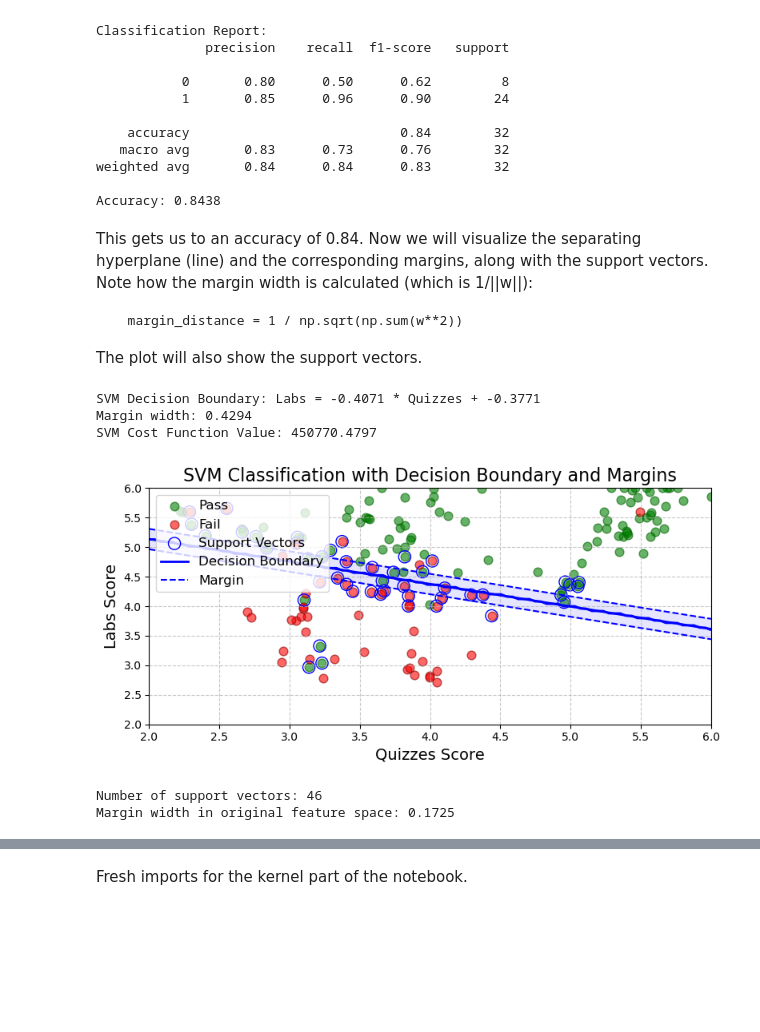
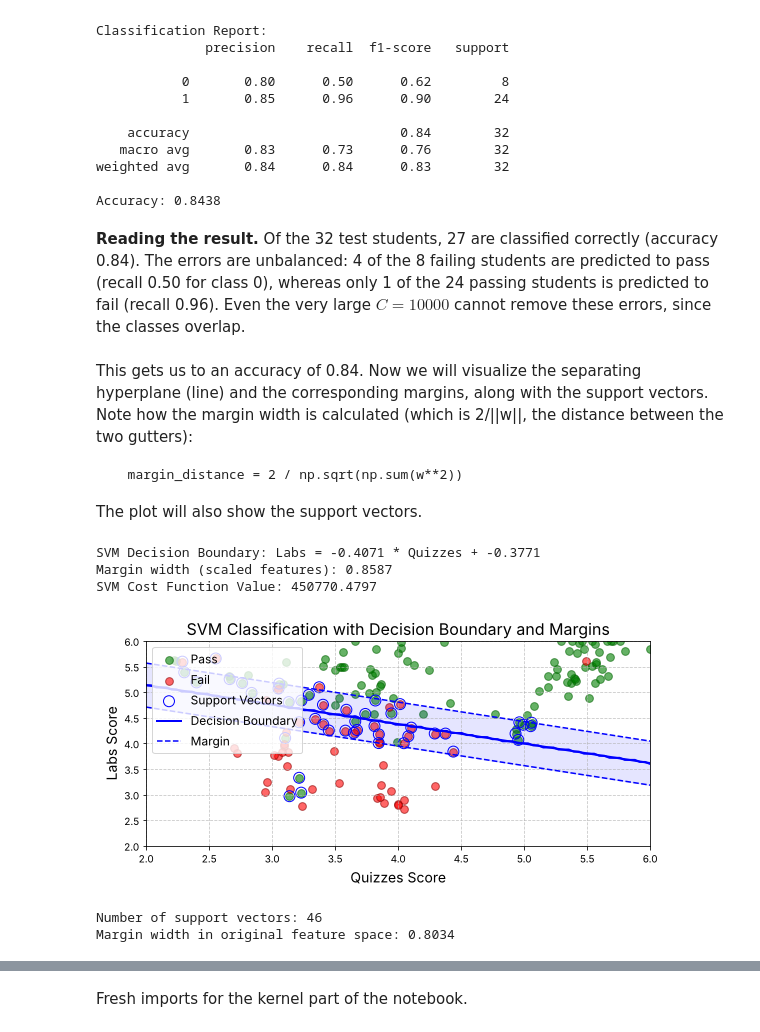
Before and after one commit to alisarupenyan/Intro-to-ML-HS2026, a Jupyter notebook: Week9_SVM.ipynb, the cells around one changed output, grey strips where cells are left out. Cells and saved outputs as stored; diff of their text form; code cells hidden in the pictures; blank space fills up the shorter version.

````diff
--- a/Week9_SVM.ipynb
+++ b/Week9_SVM.ipynb
@@ -12,7 +12,7 @@ np.random.seed(42)  # For reproducibility
 
 # Generate two closer clusters (but still separable)
 n_samples = 40  # 20 per class
-X_class1 = np.random.randn(n_samples//2, 2) * 0.2 + [0.1, 0.1]  # Cluster 1 centered at (-1, -1)
+X_class1 = np.random.randn(n_samples//2, 2) * 0.2 + [0.1, 0.1]  # Cluster 1 centered at (0.1, 0.1)
 X_class2 = np.random.randn(n_samples//2, 2) * 0.5 + [1, 1]    # Cluster 2 centered at (1, 1)
 X = np.vstack([X_class1, X_class2])
 y = np.hstack([np.zeros(n_samples//2), np.ones(n_samples//2)])
@@ -37,11 +37,11 @@ svm.fit(X, y)
 # Get the decision boundary parameters
 w = svm.coef_[0]
 b = svm.intercept_[0]  # This is a scalar
-margin_width = 1 / np.sqrt(np.sum(w**2))
+margin_width = 2 / np.sqrt(np.sum(w**2))  # margin width, gutter to gutter: 2/||w||
 
 # Print SVM parameters
 print(f"Decision Boundary: {w[0]:.4f}*x1 + {w[1]:.4f}*x2 + {b:.4f} = 0")
-print(f"Margin Width: {margin_width:.4f}")
+print(f"Margin Width (2/||w||): {margin_width:.4f}")
 print(f"Number of Support Vectors: {len(svm.support_vectors_)}")
 print(f"Support Vector Indices: {svm.support_}")
 
@@ -77,9 +77,9 @@ plt.scatter(svm.support_vectors_[:, 0], svm.support_vectors_[:, 1],
 
 # Label some key elements
 w_norm = np.sqrt(np.sum(w**2))
-margin_text_point = (0, -2)
+# position in axes coordinates, so the box stays inside the plot
 plt.annotate(f"Margin Width = {margin_width:.4f}",
-            xy=margin_text_point, xytext=margin_text_point,
+            xy=(0.03, 0.04), xycoords='axes fraction',
             fontsize=12, bbox=dict(boxstyle="round,pad=0.2", fc="yellow", alpha=0.7))
 
 # Fill decision regions
@@ -383,10 +429,12 @@ Classification Report:
 weighted avg       0.84      0.84      0.83        32
 
 Accuracy: 0.8438
+# %% [markdown]
+**Reading the result.** Of the 32 test students, 27 are classified correctly (accuracy 0.84). The errors are unbalanced: 4 of the 8 failing students are predicted to pass (recall 0.50 for class 0), whereas only 1 of the 24 passing students is predicted to fail (recall 0.96). Even the very large $C = 10000$ cannot remove these errors, since the classes overlap.
 # %% [markdown]
-This gets us to an accuracy of 0.84. Now we will visualize the separating hyperplane (line) and the corresponding margins, along with the support vectors. Note how the margin width is calculated (which is 1/||w||):
+This gets us to an accuracy of 0.84. Now we will visualize the separating hyperplane (line) and the corresponding margins, along with the support vectors. Note how the margin width is calculated (which is 2/||w||, the distance between the two gutters):
 ```
-  margin_distance = 1 / np.sqrt(np.sum(w**2))
+  margin_distance = 2 / np.sqrt(np.sum(w**2))
 ```
 
 The plot will also show the support vectors.
@@ -399,16 +447,16 @@ intercept = -b / w[1]
 
 print(f"\nSVM Decision Boundary: Labs = {slope:.4f} * Quizzes + {intercept:.4f}")
 
-# Calculate margin
-margin_distance = 1 / np.sqrt(np.sum(w**2))
-print(f"Margin width: {margin_distance:.4f}")
+# Calculate margin (in the scaled feature space)
+margin_distance = 2 / np.sqrt(np.sum(w**2))
+print(f"Margin width (scaled features): {margin_distance:.4f}")
 
 # Calculate cost function
 def hinge_loss(X, y, w, b, C):
     # Regularization term
     margin_term = 0.5 * np.sum(w**2)
 
-    # Hinge loss term
+    # Hinge loss term: max(0, 1 - y f(x)) is the slack of each sample
     decision_function = np.dot(X, w) + b
     # Convert y to -1/1 format
     y_svm = 2*y - 1  # Convert 0/1 to -1/1
@@ -417,8 +465,7 @@ def hinge_loss(X, y, w, b, C):
 
     return margin_term + loss_term
 
-# Calculate cost for the SVM without slack variables
-y_svm_format = 2*y_train - 1  # Convert 0/1 to -1/1
+# Soft-margin cost 0.5||w||^2 + C * sum of slacks (the hinge terms)
 cost = hinge_loss(X_train_scaled, y_train, w, b, C=10000)
 print(f"SVM Cost Function Value: {cost:.4f}")
 
@@ -451,8 +498,7 @@ Z = svm.predict(grid_points_scaled)
 Z = Z.reshape(xx.shape)
 
 # decision boundary
-plt.contour(xx, yy, Z, colors='blue', levels=[0.5], linestyles='-', linewidths=2,
-            label='Decision Boundary')
+plt.contour(xx, yy, Z, colors='blue', levels=[0.5], linestyles='-', linewidths=2)
 
 # support vectors
 support_vectors = scaler.inverse_transform(svm.support_vectors_)
@@ -464,8 +510,8 @@ plt.scatter(support_vectors[:, 0], support_vectors[:, 1], s=120,
 w_original = w / scaler.scale_
 b_original = b - np.sum(w_original * scaler.mean_)
 
-# margins in original space
-margin_dist_original = margin_distance / np.linalg.norm(w_original)
+# margin width in original space: 2/||w_original||
+margin_dist_original = 2 / np.linalg.norm(w_original)
 
 # Function to get y coordinate on decision boundary for a given x
 def get_decision_boundary_y(x):
@@ -481,40 +527,40 @@ x_vals = np.linspace(x_min, x_max, 100)
 # Calculate y values for decision boundary
 y_boundary = [get_decision_boundary_y(x) for x in x_vals]
 
-# Calculate y values for margin boundaries
-margin_offset = 1 / np.linalg.norm(w_original)  # In original feature space
+# Calculate y values for margin boundaries (gutters: w_original^T x + b_original = +1 and -1)
+margin_offset = 1
 y_upper_margin = [get_margin_y(x, margin_offset) for x in x_vals]
 y_lower_margin = [get_margin_y(x, -margin_offset) for x in x_vals]
 
 # Plot the decision boundary
 plt.plot(x_vals, y_boundary, 'b-', linewidth=2, label='Decision Boundary')
 
 # Plot the margin boundaries
 plt.plot(x_vals, y_upper_margin, 'b--', linewidth=1.5, label='Margin')
 plt.plot(x_vals, y_lower_margin, 'b--', linewidth=1.5)
 
 # Fill the margin area with light blue
 plt.fill_between(x_vals, y_lower_margin, y_upper_margin, color='blue', alpha=0.1)
 
 # Setting plot limits and labels
 plt.xlim([x_min, x_max])
 plt.ylim([y_min, y_max])
 plt.title('SVM Classification with Decision Boundary and Margins', fontsize=16)
 plt.xlabel('Quizzes Score', fontsize=14)
 plt.ylabel('Labs Score', fontsize=14)
 plt.grid(True, linestyle='--', alpha=0.7)
 plt.legend(loc='upper left', fontsize=12)
 plt.tight_layout()
 plt.savefig('svm_with_margins.png', dpi=300, bbox_inches='tight')
 plt.show()
 
 # Print info about margins and support vectors
 print(f"Number of support vectors: {len(support_vectors)}")
 print(f"Margin width in original feature space: {margin_dist_original:.4f}")
 # %% [output]
 SVM Decision Boundary: Labs = -0.4071 * Quizzes + -0.3771
-Margin width: 0.4294
+Margin width (scaled features): 0.8587
 SVM Cost Function Value: 450770.4797
-[figure, old version]
+[figure, new version]
 Number of support vectors: 46
-Margin width in original feature space: 0.1725
+Margin width in original feature space: 0.8034
````
Also changed, not shown: parts of 19 cells of this notebook.
